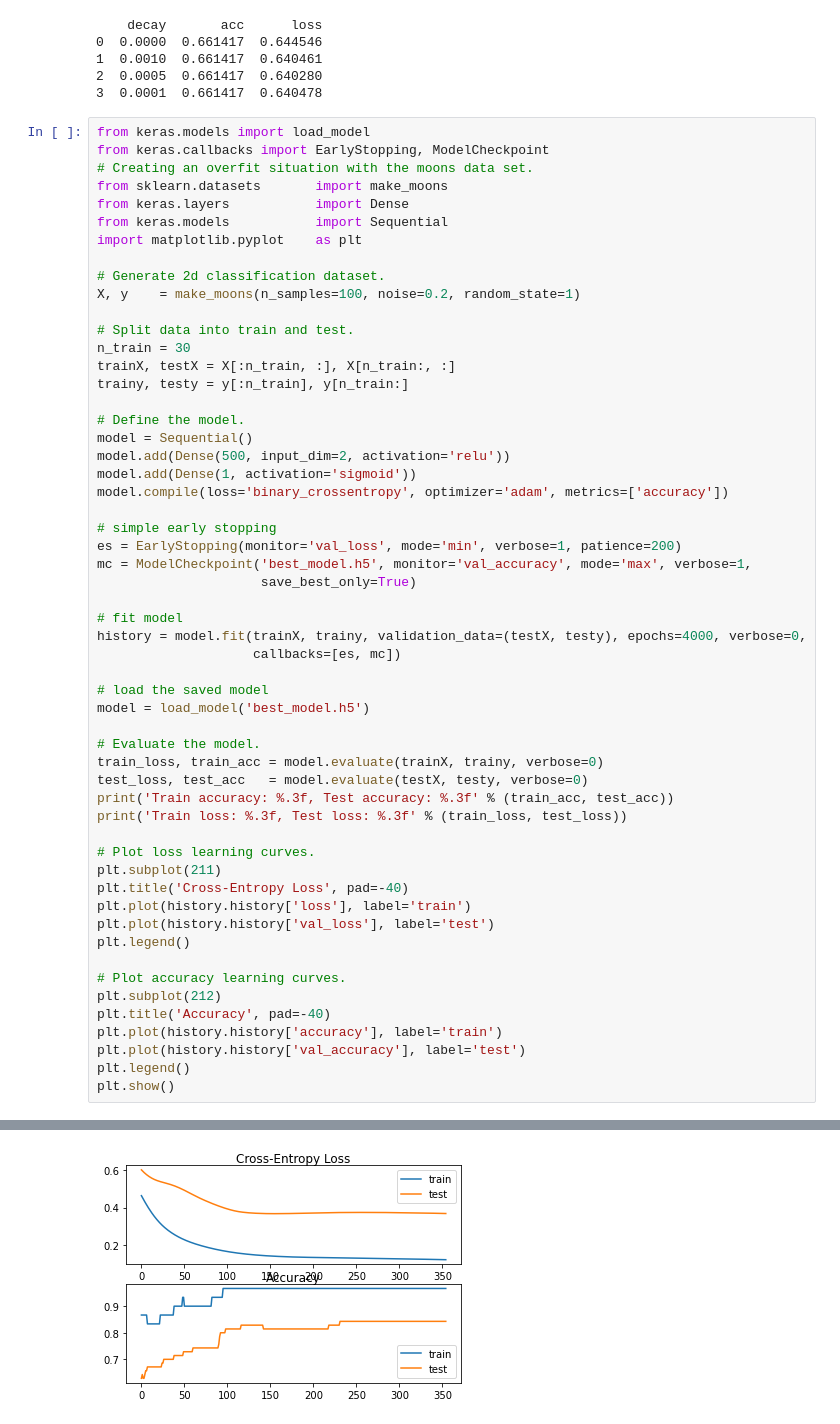
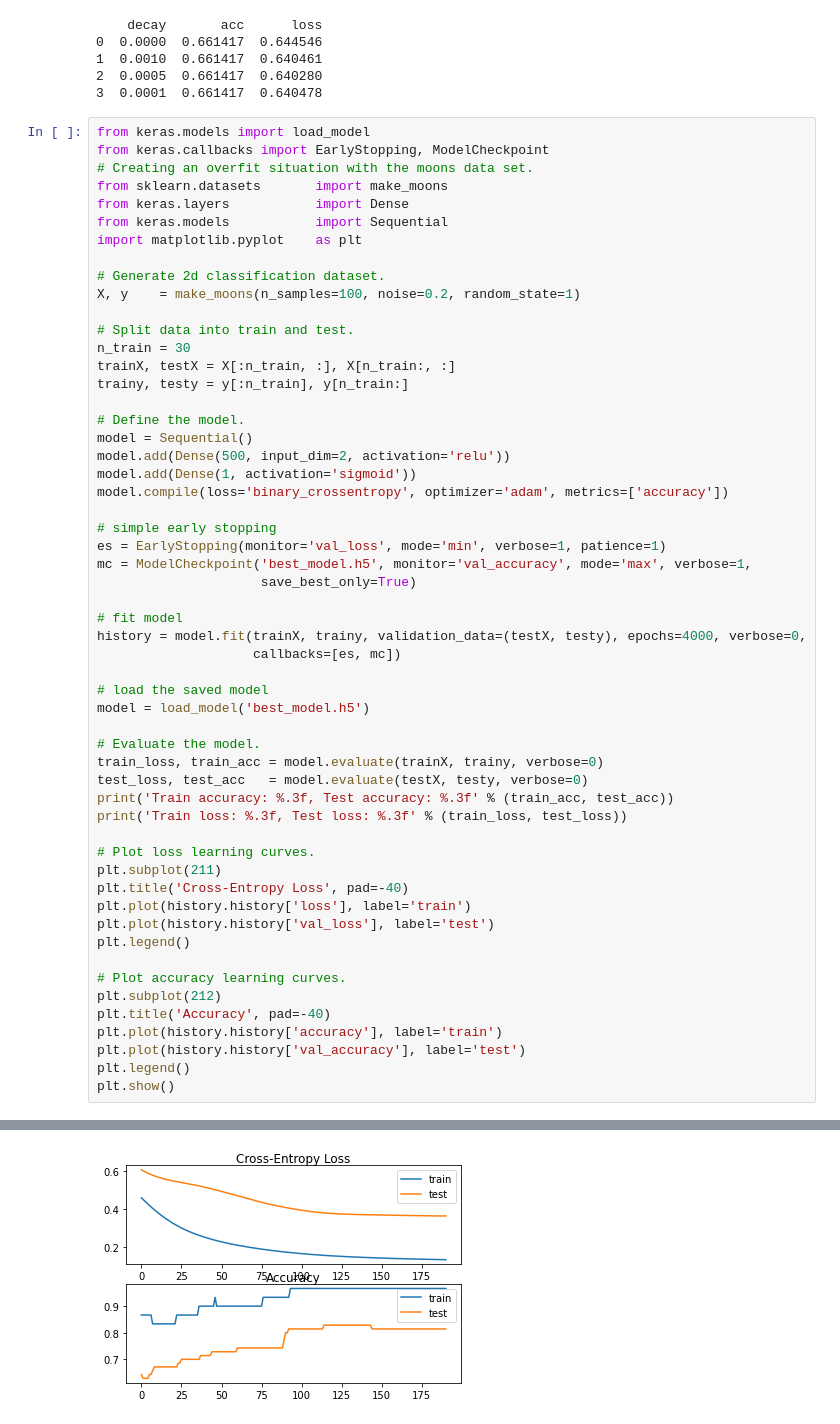
Before and after one commit to rleung1004/predictive-machine-learning, a Jupyter notebook: lab4/lab4.ipynb, the cells around one changed output, grey strips where cells are left out. Drawn from its saved outputs; the diff is of its cells as text.

```diff
--- a/lab4/lab4.ipynb
+++ b/lab4/lab4.ipynb
@@ -347,7 +347,7 @@ model.add(Dense(1, activation='sigmoid'))
 model.compile(loss='binary_crossentropy', optimizer='adam', metrics=['accuracy'])
 
 # simple early stopping
-es = EarlyStopping(monitor='val_loss', mode='min', verbose=1, patience=200)
+es = EarlyStopping(monitor='val_loss', mode='min', verbose=1, patience=1)
 mc = ModelCheckpoint('best_model.h5', monitor='val_accuracy', mode='max', verbose=1,
                      save_best_only=True)
 
@@ -402 +406 @@ Train loss: 0.133, Test loss: 0.374
-[figure, old version]
+[figure, new version]
```
Also changed, not shown: parts of 1 cell of this notebook, 1 other file.
